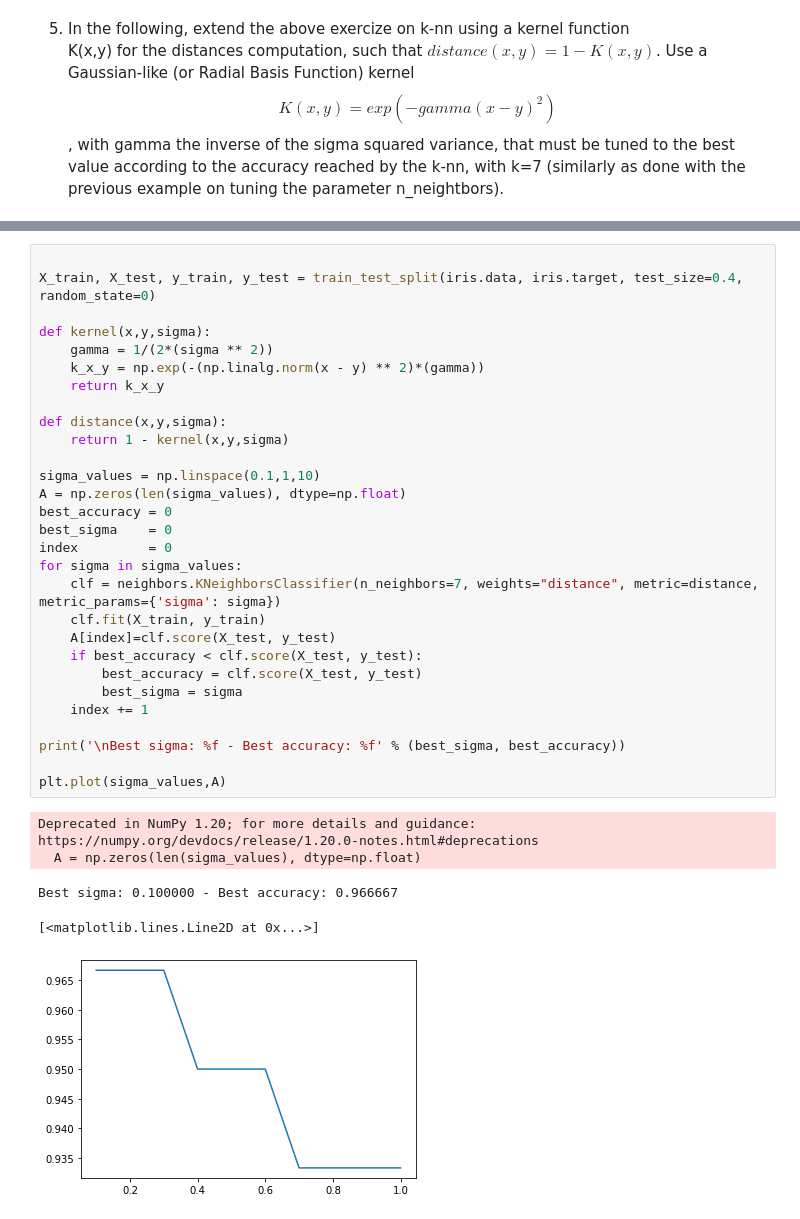
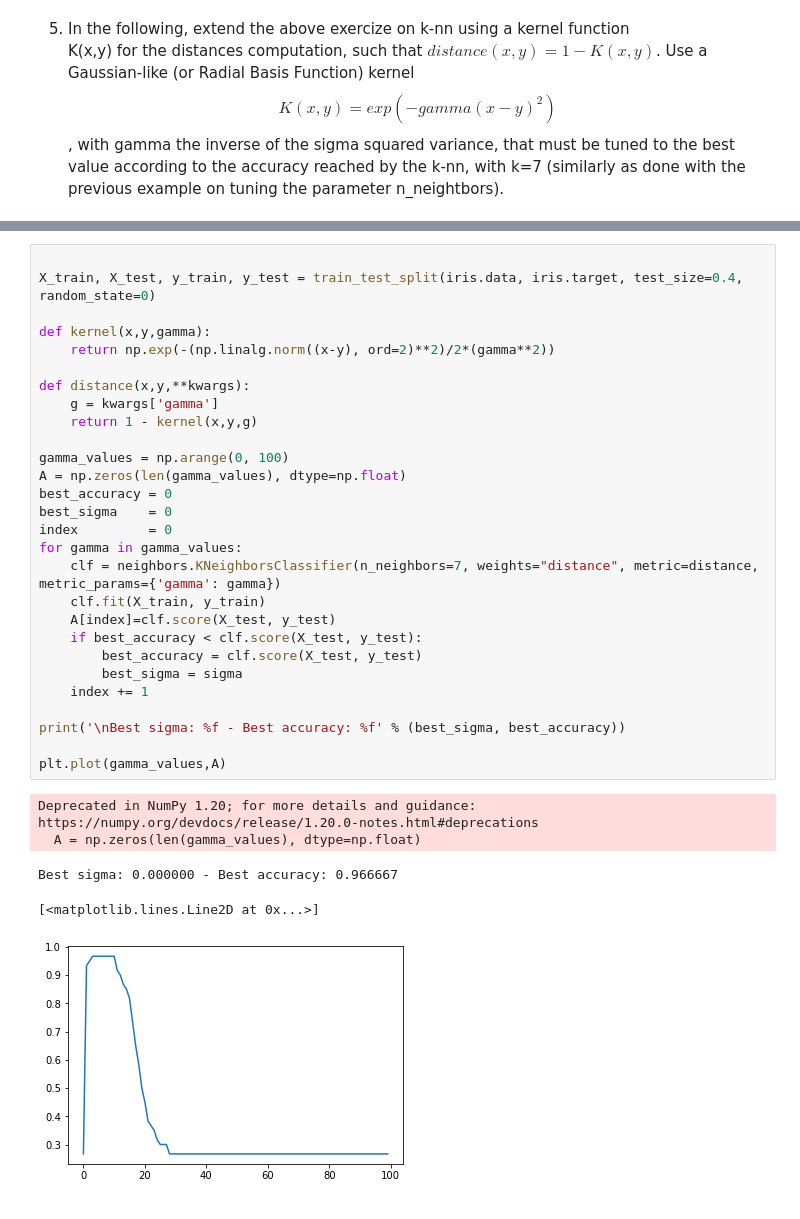
Before and after one commit to GFazorR/AAut-exercises, a Jupyter notebook: Lecture NoteBooks/3_Distance_Based_Models/classification_iris_knn_aa_21_22.ipynb, the cells around one changed output, grey strips where cells are left out. Drawn from its saved outputs; the diff is of its cells as text.

```diff
--- a/Lecture NoteBooks/3_Distance_Based_Models/classification_iris_knn_aa_21_22.ipynb
+++ b/Lecture NoteBooks/3_Distance_Based_Models/classification_iris_knn_aa_21_22.ipynb
@@ -668,35 +671,34 @@ Best sigma: 0.100000 - Best accuracy: 0.973684
 # %%
 
 X_train, X_test, y_train, y_test = train_test_split(iris.data, iris.target, test_size=0.4, random_state=0)
 
-def kernel(x,y,sigma):
-    gamma = 1/(2*(sigma ** 2))
-    k_x_y = np.exp(-(np.linalg.norm(x - y) ** 2)*(gamma))
-    return k_x_y
+def kernel(x,y,gamma):
+    return np.exp(-(np.linalg.norm((x-y), ord=2)**2)/2*(gamma**2))
 
-def distance(x,y,sigma):
-    return 1 - kernel(x,y,sigma)
+def distance(x,y,**kwargs):
+    g = kwargs['gamma']
+    return 1 - kernel(x,y,g)
 
-sigma_values = np.linspace(0.1,1,10)
-A = np.zeros(len(sigma_values), dtype=np.float)
+gamma_values = np.arange(0, 100)
+A = np.zeros(len(gamma_values), dtype=np.float)
 best_accuracy = 0
 best_sigma    = 0
 index         = 0
-for sigma in sigma_values:
-    clf = neighbors.KNeighborsClassifier(n_neighbors=7, weights="distance", metric=distance, metric_params={'sigma': sigma})
+for gamma in gamma_values:
+    clf = neighbors.KNeighborsClassifier(n_neighbors=7, weights="distance", metric=distance, metric_params={'gamma': gamma})
     clf.fit(X_train, y_train)
     A[index]=clf.score(X_test, y_test)
     if best_accuracy < clf.score(X_test, y_test):
         best_accuracy = clf.score(X_test, y_test)
         best_sigma = sigma
     index += 1
 
 print('\nBest sigma: %f - Best accuracy: %f' % (best_sigma, best_accuracy))
 
-plt.plot(sigma_values,A)
+plt.plot(gamma_values,A)
 # %% [output]
 Deprecated in NumPy 1.20; for more details and guidance: https://numpy.org/devdocs/release/1.20.0-notes.html#deprecations
-  A = np.zeros(len(sigma_values), dtype=np.float)
+  A = np.zeros(len(gamma_values), dtype=np.float)
-Best sigma: 0.100000 - Best accuracy: 0.966667
+Best sigma: 0.000000 - Best accuracy: 0.966667
 [<matplotlib.lines.Line2D at 0x...>]
-[figure, old version]
+[figure, new version]
```
Also changed, not shown: parts of 6 cells of this notebook.
